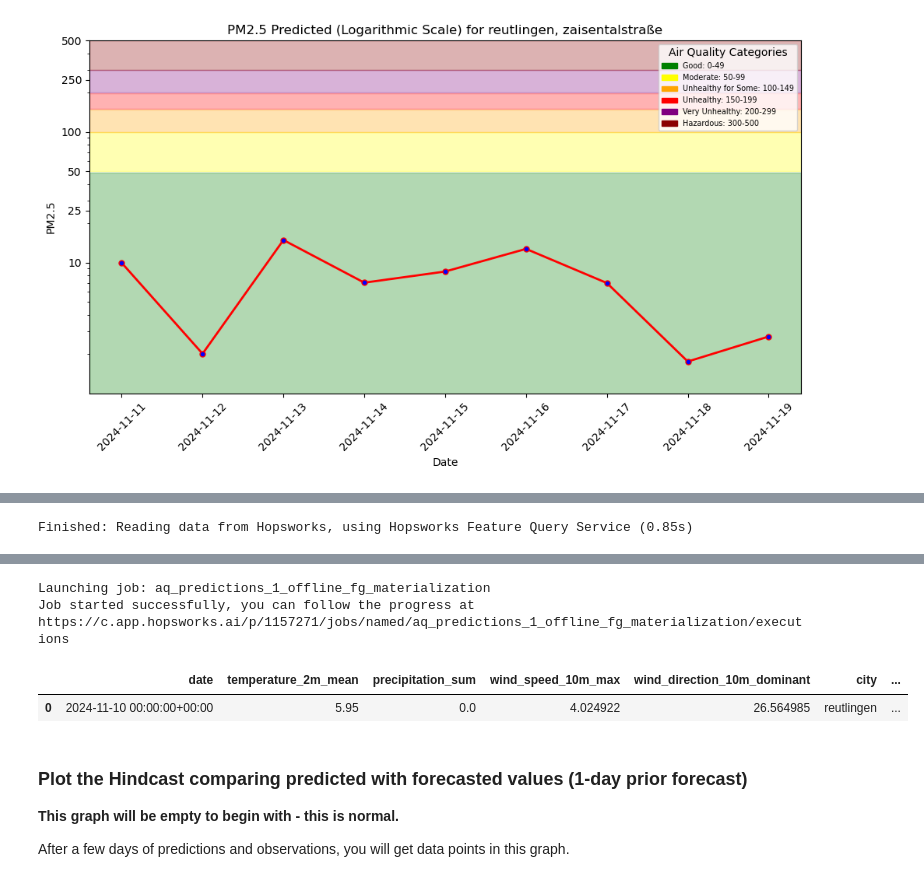
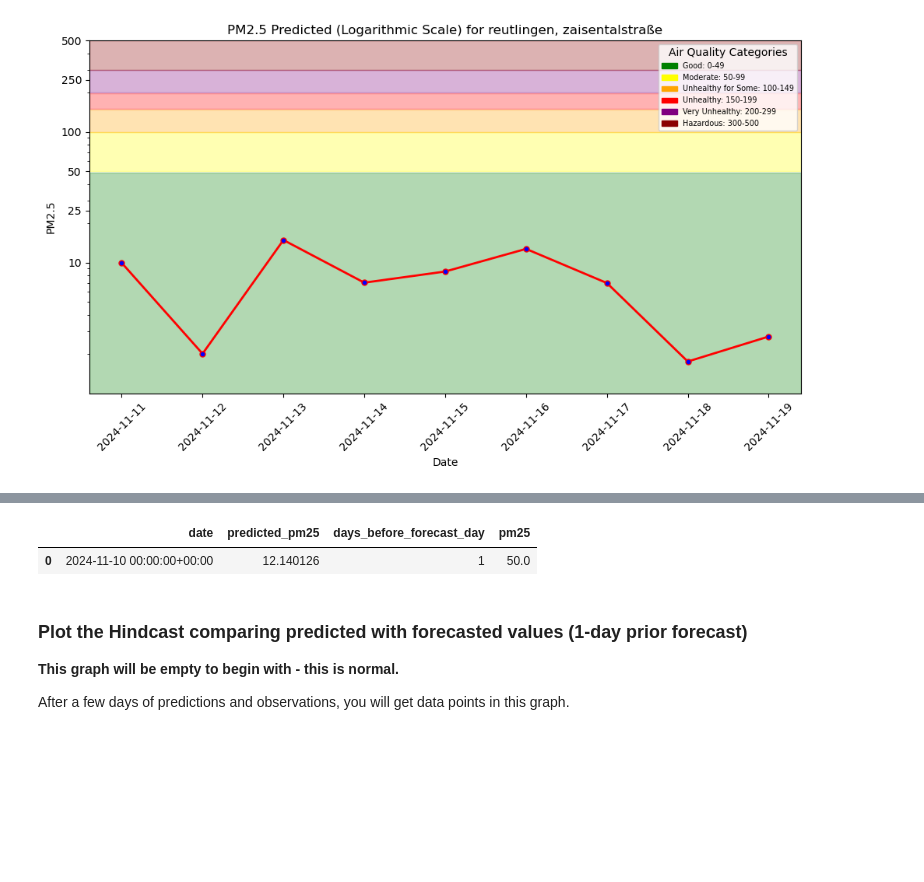
Before and after one commit to Arraying/Reutlingen, a Jupyter notebook: notebooks/4_air_quality_batch_inference.ipynb, the cells around one changed output, grey strips where cells are left out. Saved outputs shown, nothing was run; the diff lists cells and outputs as text; code cells hidden in the pictures; blank space fills up the shorter version.

Commit message:
Fix days since forecast test

```diff
--- a/notebooks/4_air_quality_batch_inference.ipynb
+++ b/notebooks/4_air_quality_batch_inference.ipynb
@@ -245,7 +237,7 @@ Finished: Reading data from Hopsworks, using Hopsworks Feature Query Service (1.
 1786 rows × 6 columns
 # %%
 outcome_df = air_quality_df[['date', 'pm25']]
-preds_df =  monitoring_df[['date', 'predicted_pm25']]
+preds_df =  monitoring_df[['date', 'predicted_pm25', 'days_before_forecast_day']]
 
 hindcast_df = pd.merge(preds_df, outcome_df, on="date")
 hindcast_df = hindcast_df.sort_values(by=['date'])
@@ -255,4 +247,3 @@ if len(hindcast_df) == 0:
     hindcast_df = util.backfill_predictions_for_monitoring(weather_fg, air_quality_df, monitor_fg, retrieved_xgboost_model)
 hindcast_df
 # %% [output]
-Finished: Reading data from Hopsworks, using Hopsworks Feature Query Service (0.85s)
@@ -260,8 +250,5 @@ Uploading Dataframe: 0.00% |          | Rows 0/1 | Elapsed Time: 00:00 | Remaini
-Launching job: aq_predictions_1_offline_fg_materialization
-Job started successfully, you can follow the progress at
-https://c.app.hopsworks.ai/p/1157271/jobs/named/aq_predictions_1_offline_fg_materialization/executions
-|  | date | temperature_2m_mean | precipitation_sum | wind_speed_10m_max | wind_direction_10m_dominant | city | ... |
-| 0 | 2024-11-10 00:00:00+00:00 | 5.95 | 0.0 | 4.024922 | 26.564985 | reutlingen | ... |
+|  | date | predicted_pm25 | days_before_forecast_day | pm25 |
+| 0 | 2024-11-10 00:00:00+00:00 | 12.140126 | 1 | 50.0 |
 # %% [markdown]
 ### Plot the Hindcast comparing predicted with forecasted values (1-day prior forecast)
 
```
Also changed, not shown: parts of 10 cells of this notebook.
